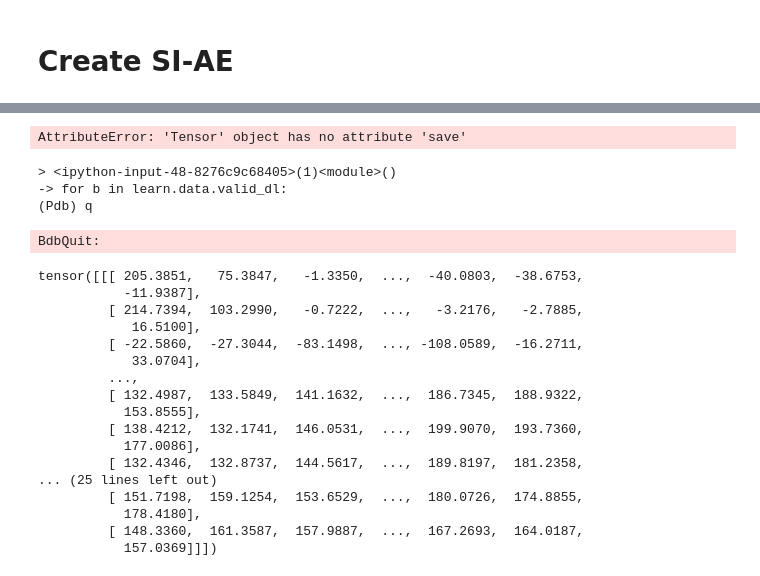
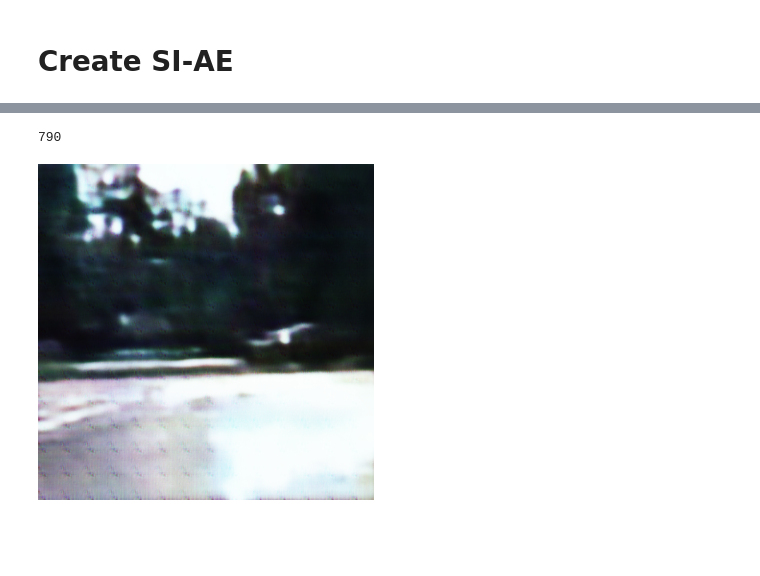
Before and after one commit to barakbeilin/tDSIN, a Jupyter notebook: tutorials/aws_trainer_16082020_train_si_sep_mae_nofeat_create_disc_dataset.ipynb, the cells around one changed output, grey strips where cells are left out. Saved outputs shown, nothing was run; the diff lists cells and outputs as text; code cells hidden in the pictures; blank space fills up the shorter version.

Commit message:
created disc datset

```diff
--- a/tutorials/aws_trainer_16082020_train_si_sep_mae_nofeat_create_disc_dataset.ipynb
+++ b/tutorials/aws_trainer_16082020_train_si_sep_mae_nofeat_create_disc_dataset.ipynb
@@ -187,5 +187,5 @@ learn = Learner(data=data,
                      opt_func=torch.optim.Adam,
                      loss_func=LossManager(SiNetChannelIn.NoSideInformation),
                      metrics=[AverageMetric(Distortions._calc_dist,"MS_SSIM")])
-learn.load('200815MAE-l2reg-baseline-1')
+learn.load('200816MAE-l2reg-baseline-1')
 # %% [output]
@@ -240,17 +239,3 @@ learn = Learner(data=data,
                      opt_func=torch.optim.Adam,
                      loss_func=LossManager(SiNetChannelIn.WithSideInformation),
                      metrics=[AverageMetric(Distortions._calc_dist,"MS_SSIM")])
-# %%
-model_fname = '200816MAE-l2reg-res-si-no-feat'
-for i in range(1,5):
-    if i != 1 :
-        learn.load(f'{model_fname}-{i - 1}',with_opt=True)
-
-    config.si_loss_weight_alpha = 0.7
-    learn.model.true_tuple_loss_false_just_out = True
-    learn.model.use_side_infomation = SiNetChannelIn.WithSideInformation
-    learn.loss_func.use_side_infomation = SiNetChannelIn.WithSideInformation
-    learn.fit(1, lr=0.0001,wd=0,callbacks=[ParameterRunningAverageMetricCallback(learn.loss_func),BitEntropy(loss_man=learn.loss_func)])
-    learn.save(f'{model_fname}-{i}')
-    !aws s3 cp ~/tDSIN/src/dsin/data/models/{model_fname}-{i}.pth  s3://dsin-us/models/
-    !aws s3 cp ~/tDSIN/tutorials/out.log s3://dsin-us/models/{model_fname}-{i}.log
@@ -272,36 +242,26 @@ KeyboardInterrupt:
-# %%
-names = learn.data.valid_dl.dataset.items
-pp='/home/ubuntu/tDSIN/'
-preds[0].save(pp/names[0])
-# %% [output]
-AttributeError: 'Tensor' object has no attribute 'save'
-# %%
-for b in learn.data.valid_dl:
-    preds = learn.pred_batch(batch=b, reconstruct=True)
-    import pdb
-    pdb.set_trace()
-# %% [output]
-> <ipython-input-48-8276c9c68405>(1)<module>()
--> for b in learn.data.valid_dl:
-(Pdb) q
-BdbQuit:
+# %%
+dl  = learn.data.valid_dl
+names = dl.dataset.items
+
+
+model_fname = '200816MAE-l2reg-res-si-nofeatloss-4'
+learn.load(model_fname,with_opt=True)
+
+i=0
+print(len(dl))
+for b in dl:
+    preds = learn.pred_batch(batch=b, reconstruct=True)
+    for o in preds:
+        disc_image_fname =list(Path(names[i]).parts)
+        disc_image_fname[disc_image_fname.index('data')]='disc_data'
+        disc_image_fname = Path('/'.join(disc_image_fname))
+
+
+        o.img.save(disc_image_fname)
+        i += 1
+# %% [output]
+790
 # %%
-preds[0].img.data
+preds[0].img
 # %% [output]
-tensor([[[ 205.3851,   75.3847,   -1.3350,  ...,  -40.0803,  -38.6753,
-           -11.9387],
-         [ 214.7394,  103.2990,   -0.7222,  ...,   -3.2176,   -2.7885,
-            16.5100],
-         [ -22.5860,  -27.3044,  -83.1498,  ..., -108.0589,  -16.2711,
-            33.0704],
-         ...,
-         [ 132.4987,  133.5849,  141.1632,  ...,  186.7345,  188.9322,
-           153.8555],
-         [ 138.4212,  132.1741,  146.0531,  ...,  199.9070,  193.7360,
-           177.0086],
-         [ 132.4346,  132.8737,  144.5617,  ...,  189.8197,  181.2358,
-... (25 lines left out)
-         [ 151.7198,  159.1254,  153.6529,  ...,  180.0726,  174.8855,
-           178.4180],
-         [ 148.3360,  161.3587,  157.9887,  ...,  167.2693,  164.0187,
-           157.0369]]])
+[figure, added]
```
Also changed, not shown: parts of 18 cells of this notebook, 3 other files.
